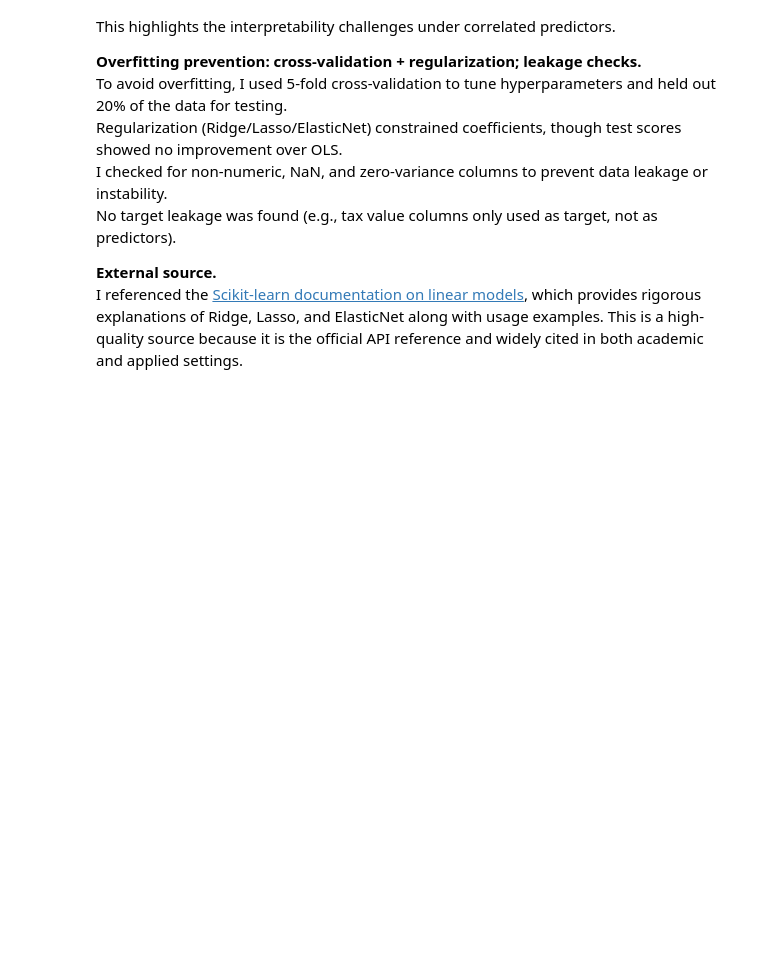
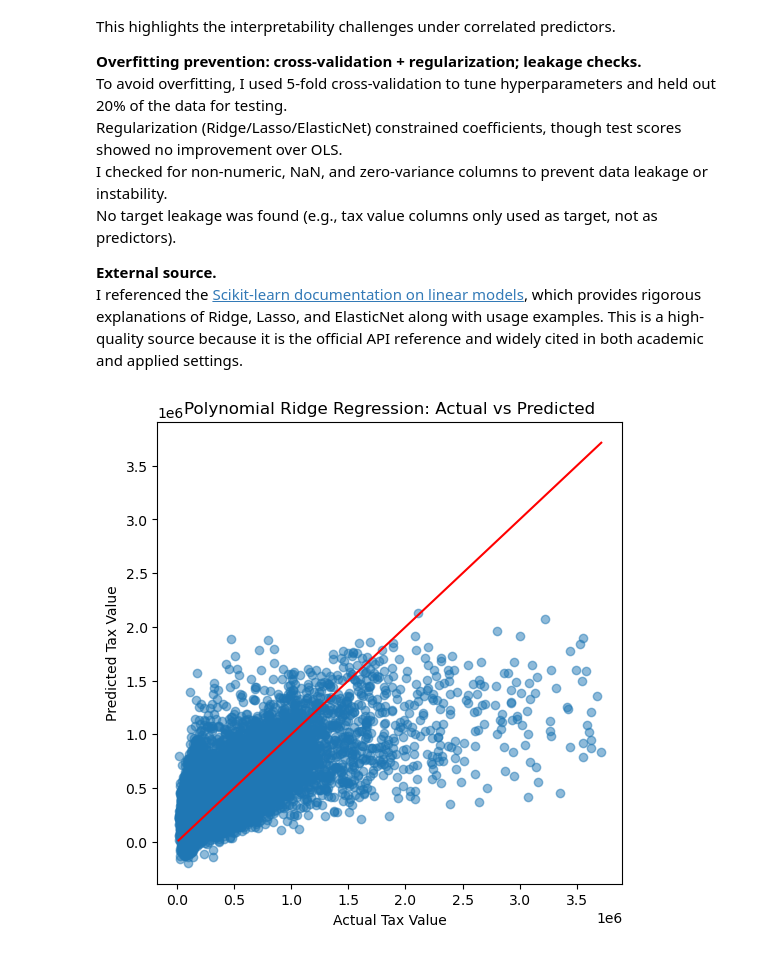
Before and after one commit to tetianakravchuk/Data-Science-Capstone, a Jupyter notebook: Wk2-JupyterNotebook-Kravchuk.ipynb, the cells around one changed output. Saved outputs shown, nothing was run; the diff lists cells and outputs as text; code cells hidden in the pictures; blank space fills up the shorter version.

```diff
--- a/Wk2-JupyterNotebook-Kravchuk.ipynb
+++ b/Wk2-JupyterNotebook-Kravchuk.ipynb
@@ -430,3 +430,41 @@ No target leakage was found (e.g., tax value columns only used as target, not as
 I referenced the [Scikit-learn documentation on linear models](https://scikit-learn.org/stable/modules/linear_model.html),
 which provides rigorous explanations of Ridge, Lasso, and ElasticNet along with usage examples.
 This is a high-quality source because it is the official API reference and widely cited in both academic and applied settings.
+# %%
+# --- Prepare data again ---
+import pandas as pd
+import numpy as np
+from sklearn.model_selection import train_test_split
+from sklearn.linear_model import Ridge
+from sklearn.preprocessing import StandardScaler
+
+df = pd.read_csv("zillow_cleaned.csv").dropna(subset=["taxvaluedollarcnt"])
+y = df["taxvaluedollarcnt"]
+X = df.select_dtypes(include=np.number).drop(columns=["taxvaluedollarcnt"])
+
+# Train/test split
+X_train, X_test, y_train, y_test = train_test_split(X, y, test_size=0.2, random_state=42)
+
+# Scale
+scaler = StandardScaler()
+X_train_scaled = scaler.fit_transform(X_train)
+X_test_scaled  = scaler.transform(X_test)
+
+# --- Fit Ridge model (Week 1 style) ---
+ridge = Ridge(alpha=0.1)
+ridge.fit(X_train_scaled, y_train)
+y_pred_ridge = ridge.predict(X_test_scaled)
+# %%
+import matplotlib.pyplot as plt
+import matplotlib.pyplot as plt
+plt.figure(figsize=(6,6))
+plt.scatter(y_test, y_pred_ridge, alpha=0.5)
+plt.plot([y_test.min(), y_test.max()], [y_test.min(), y_test.max()], color="red")
+plt.xlabel("Actual Tax Value")
+plt.ylabel("Predicted Tax Value")
+plt.title("Polynomial Ridge Regression: Actual vs Predicted")
+
+plt.savefig("visuals/week2/lasso_coefficients.png", dpi=200, bbox_inches="tight")
+plt.show()
+# %% [output]
+[figure, added]
```
Also changed, not shown: parts of 3 cells of this notebook, 17 other files.
